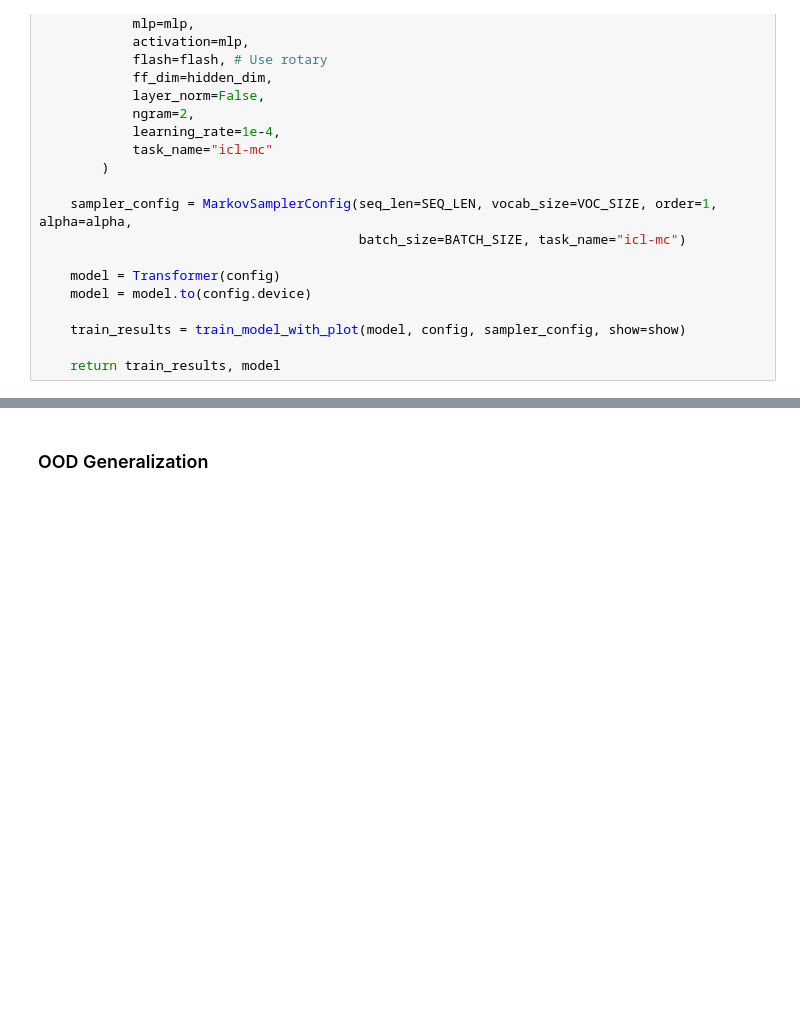
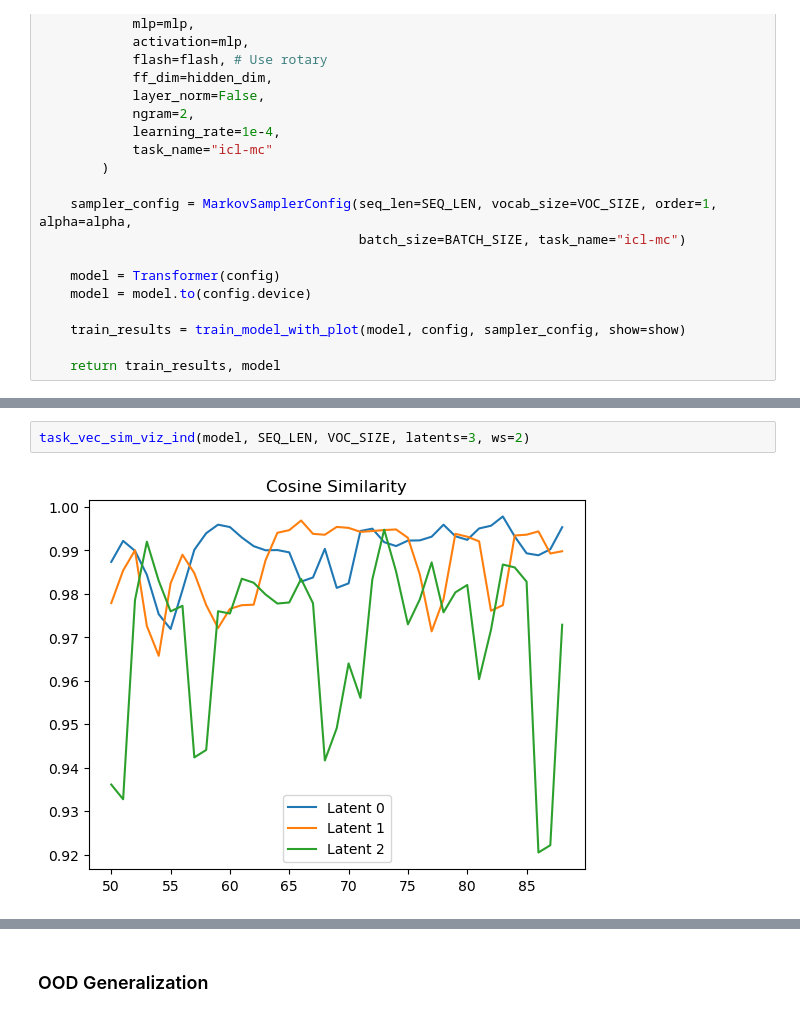
Before and after one commit to ezyhdxm/ICL, a Jupyter notebook: LatentModel.ipynb, the cells around one changed output, grey strips where cells are left out. Drawn from its saved outputs; the diff is of its cells as text; blank space fills up the shorter version.

Commit message:
update task vectors

```diff
--- a/LatentModel.ipynb
+++ b/LatentModel.ipynb
@@ -159,0 +512,4 @@ Total number of transitions:  360
+# %%
+task_vec_sim_viz_ind(model, SEQ_LEN, VOC_SIZE, latents=3, ws=2)
+# %% [output]
+[figure, added]
```
Also changed, not shown: parts of 29 cells of this notebook, 3 other files.
